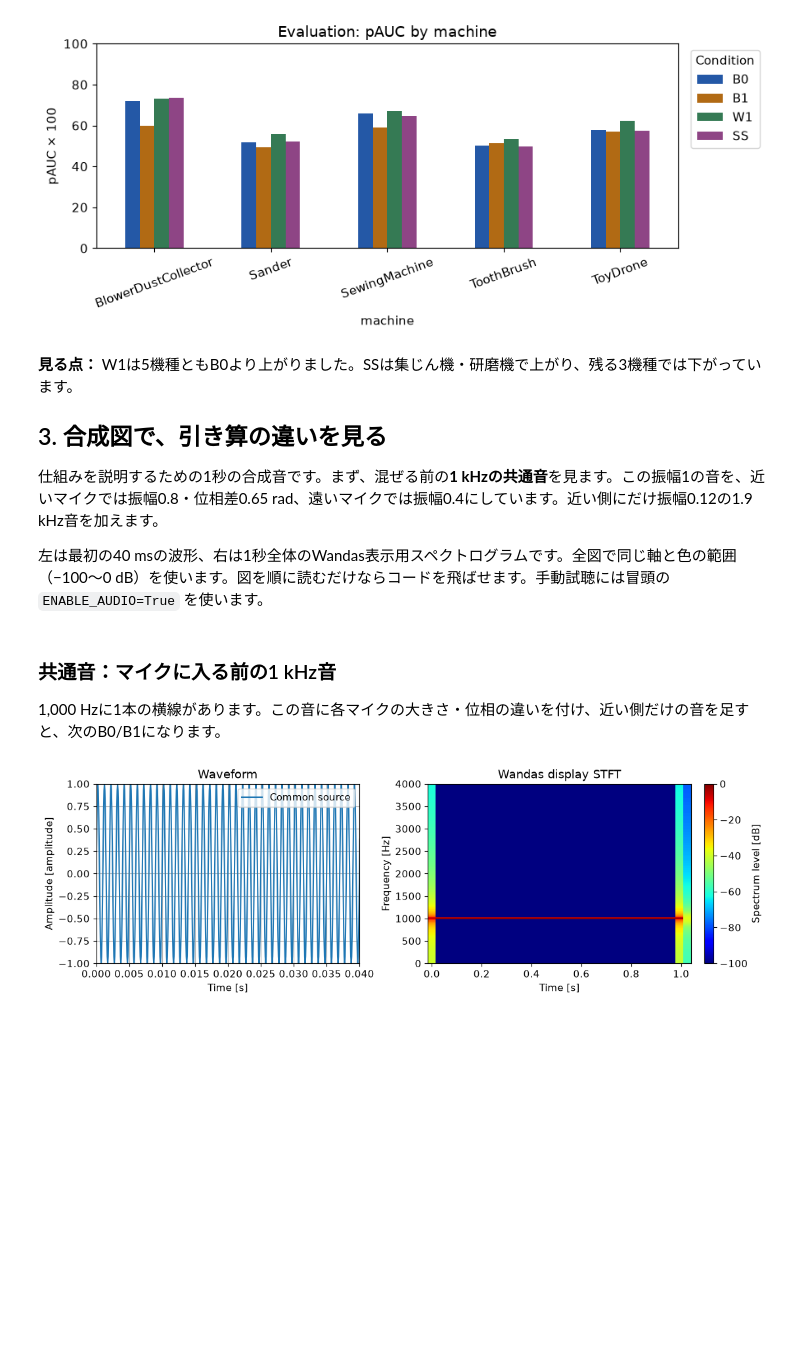
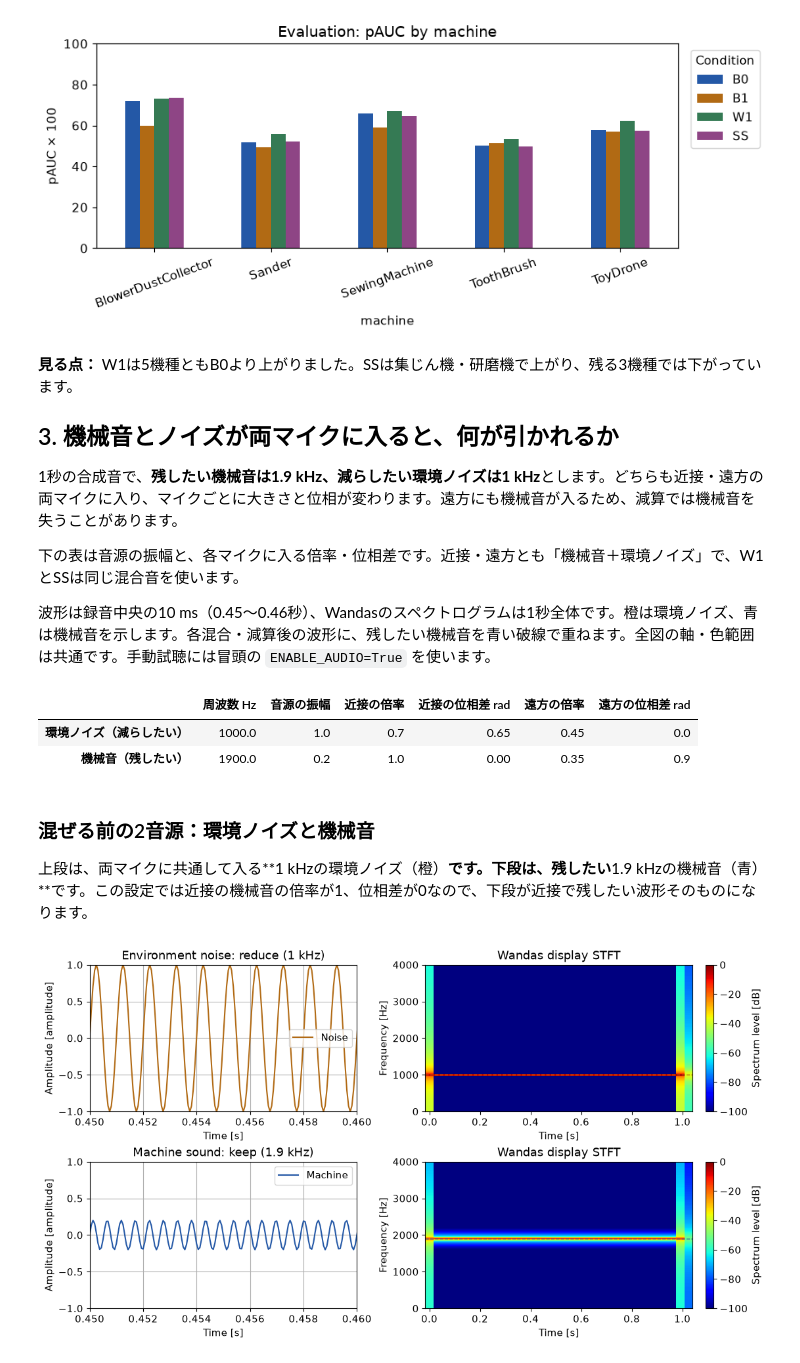
Before and after one commit to kasahart/asd-experiments, a Jupyter notebook: notebooks/02_b0_b1_w1_ss.ipynb, the cells around one changed output. Saved outputs shown, nothing was run; the diff lists cells and outputs as text; code cells hidden in the pictures; blank space fills up the shorter version.

Commit message:
Show machine sound loss in a crosstalk synthetic demo

```diff
--- a/notebooks/02_b0_b1_w1_ss.ipynb
+++ b/notebooks/02_b0_b1_w1_ss.ipynb
@@ -77,28 +78,41 @@ plt.tight_layout(); plt.show()
 # %% [markdown]
 **見る点：** W1は5機種ともB0より上がりました。SSは集じん機・研磨機で上がり、残る3機種では下がっています。
 
-## 3. 合成図で、引き算の違いを見る
+## 3. 機械音とノイズが両マイクに入ると、何が引かれるか
 
-仕組みを説明するための1秒の合成音です。まず、混ぜる前の**1 kHzの共通音**を見ます。この振幅1の音を、近いマイクでは振幅0.8・位相差0.65 rad、遠いマイクでは振幅0.4にしています。近い側にだけ振幅0.12の1.9 kHz音を加えます。
+1秒の合成音で、**残したい機械音は1.9 kHz、減らしたい環境ノイズは1 kHz**とします。どちらも近接・遠方の両マイクに入り、マイクごとに大きさと位相が変わります。遠方にも機械音が入るため、減算では機械音を失うことがあります。
 
-左は最初の40 msの波形、右は1秒全体のWandas表示用スペクトログラムです。全図で同じ軸と色の範囲（−100〜0 dB）を使います。図を順に読むだけならコードを飛ばせます。手動試聴には冒頭の `ENABLE_AUDIO=True` を使います。
+下の表は音源の振幅と、各マイクに入る倍率・位相差です。近接・遠方とも「機械音＋環境ノイズ」で、W1とSSは同じ混合音を使います。
+
+波形は録音中央の10 ms（0.45〜0.46秒）、Wandasのスペクトログラムは1秒全体です。橙は環境ノイズ、青は機械音を示します。各混合・減算後の波形に、残したい機械音を青い破線で重ねます。全図の軸・色範囲は共通です。手動試聴には冒頭の `ENABLE_AUDIO=True` を使います。
 # %%
-demo = {"common": common_frame(), **frames()}  # CLIと同じcondition_audio()で計算し、Wandasで表示する
+sources = source_frames()
+demo = frames()  # CLI共通のcondition_audio()で、同じ混合音から4条件を計算する
+ROLE_NAMES = {"noise":"環境ノイズ（減らしたい）", "machine":"機械音（残したい）"}
+parameters = pd.DataFrame({ROLE_NAMES[role]: SYNTHETIC_PARAMETERS[role] for role in ROLE_NAMES}).T
+parameters.columns = ["周波数 Hz", "音源の振幅", "近接の倍率", "近接の位相差 rad", "遠方の倍率", "遠方の位相差 rad"]
+display(parameters)
 
 def display_demo(condition):
     frame = demo[condition]
-    fig = show(frame, audio=False)
-    # 表示だけを調整。強い成分が同じ色に飽和しない共通範囲（-100〜0 dB）。
-    fig.axes[1].collections[0].set_clim(-100, 0)
+    fig = show(frame, audio=False, target=sources["machine"])
     display(fig); plt.close(fig)
     if ENABLE_AUDIO:
         show(frame, audio=True)
+# %% [output]
+|  | 周波数 Hz | 音源の振幅 | 近接の倍率 | 近接の位相差 rad | 遠方の倍率 | 遠方の位相差 rad |
+| 環境ノイズ（減らしたい） | 1000.0 | 1.0 | 0.7 | 0.65 | 0.45 | 0.0 |
+| 機械音（残したい） | 1900.0 | 0.2 | 1.0 | 0.00 | 0.35 | 0.9 |
 # %% [markdown]
-### 共通音：マイクに入る前の1 kHz音
+### 混ぜる前の2音源：環境ノイズと機械音
 
-1,000 Hzに1本の横線があります。この音に各マイクの大きさ・位相の違いを付け、近い側だけの音を足すと、次のB0/B1になります。
+上段は、両マイクに共通して入る**1 kHzの環境ノイズ（橙）**です。下段は、残したい**1.9 kHzの機械音（青）**です。この設定では近接の機械音の倍率が1、位相差が0なので、下段が近接で残したい波形そのものになります。
 # %%
-display_demo("common")
+fig = show_sources()
+display(fig); plt.close(fig)
+if ENABLE_AUDIO:
+    for role in ("noise", "machine"):
+        show(sources[role], audio=True)
 # %% [output]
-[figure, old version]
+[figure, new version]
 # %% [markdown]
```
Also changed, not shown: parts of 10 cells of this notebook, 4 other files.
